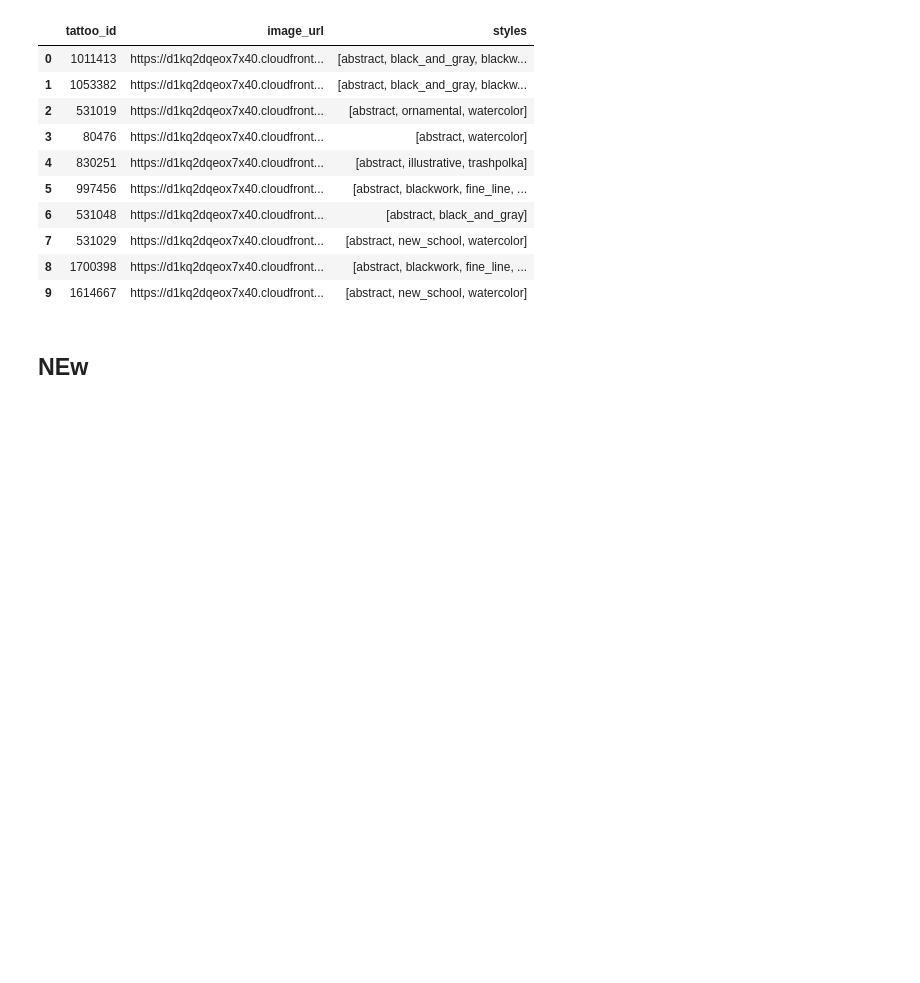
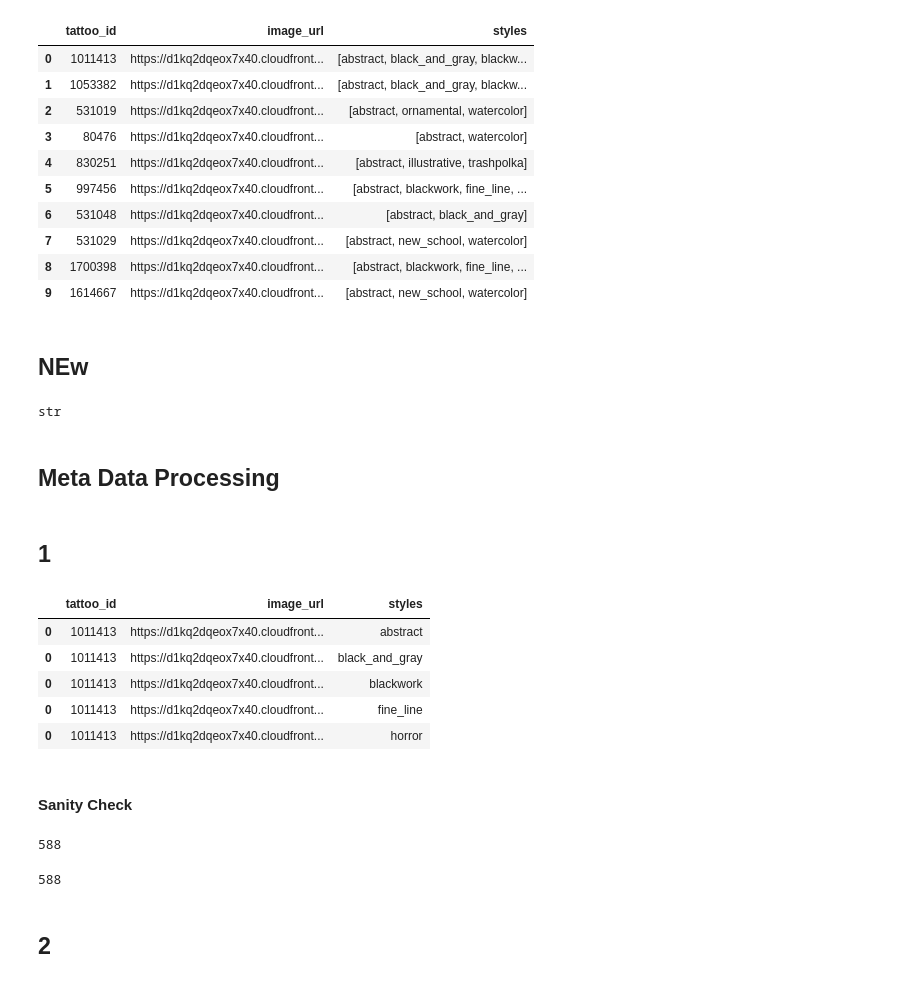
Before and after one commit to harshbaberwal21/tattoo_style_tagger, a Jupyter notebook: development/data_setup_check.ipynb, the cells around one changed output. Drawn from its saved outputs; the diff is of its cells as text; code cells hidden in the pictures; blank space fills up the shorter version.

```diff
--- a/development/data_setup_check.ipynb
+++ b/development/data_setup_check.ipynb
@@ -100,0 +105,10 @@ get_tattoos_meta_data_from_page(response_dict['data'])
+# %%
+all_styles_meta_data = pd.read_csv("temp/all_styles_meta_data.csv")
+# %%
+type(all_styles_meta_data.styles[0])
+# %% [output]
+str
+# %% [markdown]
+## Meta Data Processing
+# %% [markdown]
+## 1
@@ -100,0 +117,23 @@ get_tattoos_meta_data_from_page(response_dict['data'])
+# %%
+tattoo_meta_data_exploded = process_tattoo_meta_data_to_long_form(all_styles_meta_data)
+# %%
+tattoo_meta_data_exploded.head()
+# %% [output]
+|  | tattoo_id | image_url | styles |
+| 0 | 1011413 | https://d1kq2dqeox7x40.cloudfront... | abstract |
+| 0 | 1011413 | https://d1kq2dqeox7x40.cloudfront... | black_and_gray |
+| 0 | 1011413 | https://d1kq2dqeox7x40.cloudfront... | blackwork |
+| 0 | 1011413 | https://d1kq2dqeox7x40.cloudfront... | fine_line |
+| 0 | 1011413 | https://d1kq2dqeox7x40.cloudfront... | horror |
+# %% [markdown]
+#### Sanity Check
+# %%
+all_styles_meta_data.tattoo_id.nunique() - tattoo_meta_data_exploded.tattoo_id.nunique()
+# %% [output]
+588
+# %%
+all_styles_meta_data[all_styles_meta_data['styles'] == "[]"].tattoo_id.nunique()
+# %% [output]
+588
+# %% [markdown]
+## 2
```
Also changed, not shown: parts of 18 cells of this notebook, 3 other files.
